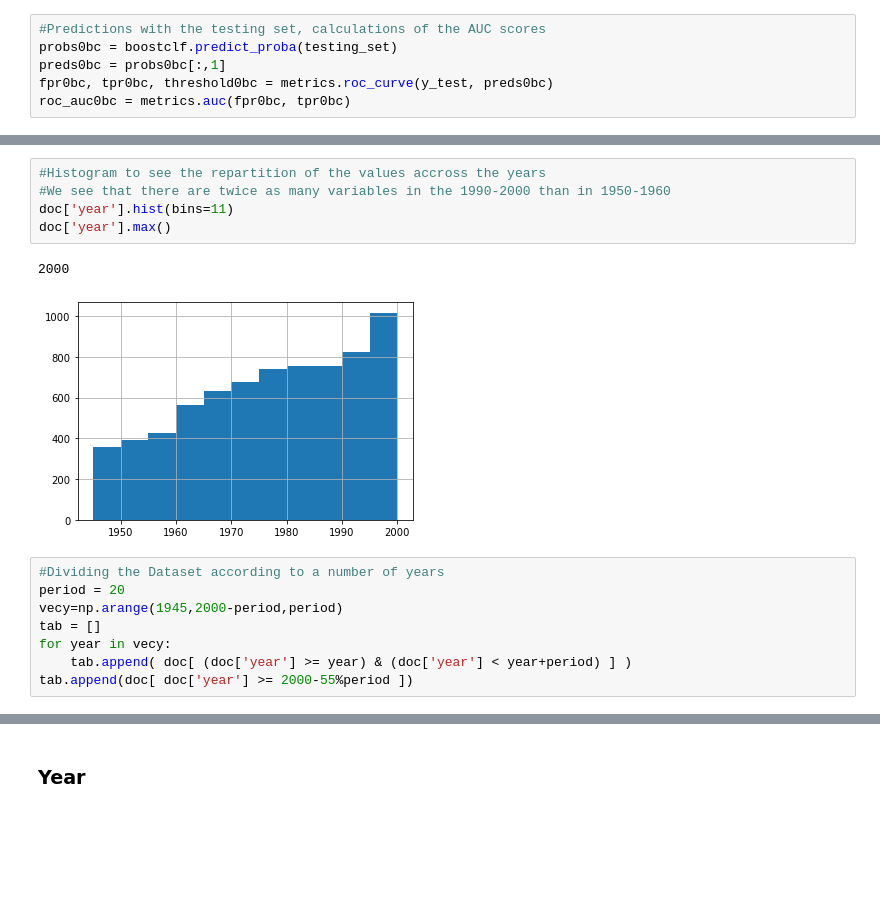
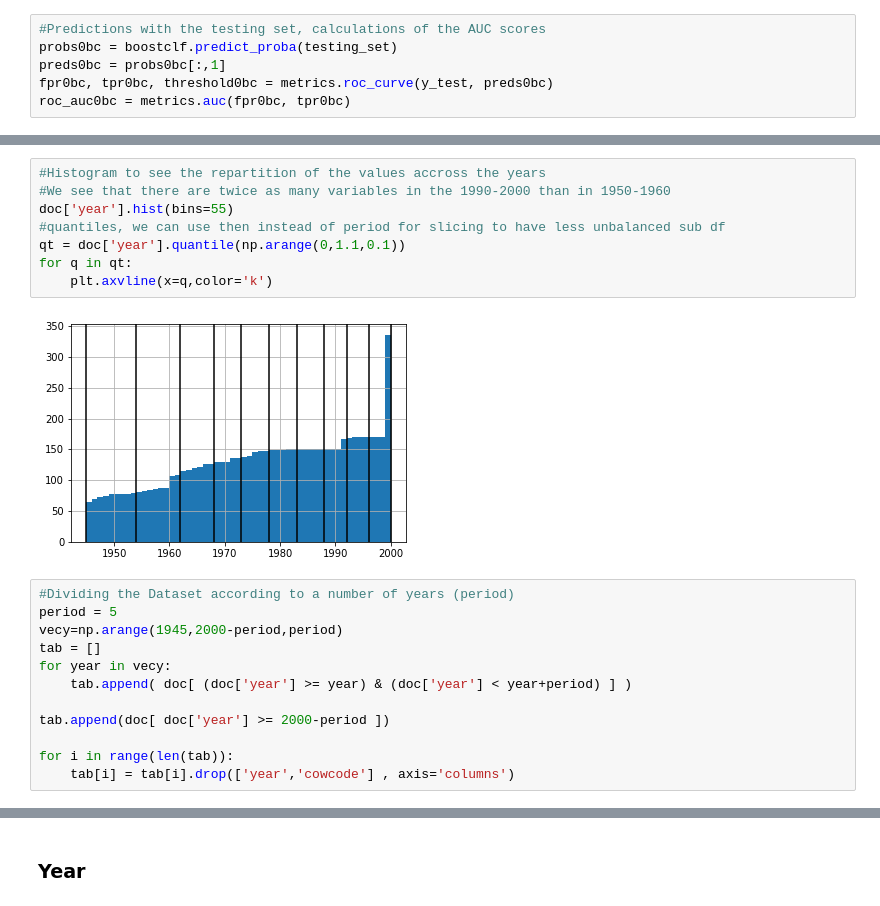
Before and after one commit to epfl-ada/ada-2020-project-milestone-p3-p3_adaconda, a Jupyter notebook: P4 Merge.ipynb, the cells around one changed output, grey strips where cells are left out. Saved outputs shown, nothing was run; the diff lists cells and outputs as text; blank space fills up the shorter version.

```diff
--- a/P4 Merge.ipynb
+++ b/P4 Merge.ipynb
@@ -242,16 +336,22 @@ plt.show()
 # %%
 #Histogram to see the repartition of the values accross the years
 #We see that there are twice as many variables in the 1990-2000 than in 1950-1960
-doc['year'].hist(bins=11)
-doc['year'].max()
+doc['year'].hist(bins=55)
+#quantiles, we can use then instead of period for slicing to have less unbalanced sub df
+qt = doc['year'].quantile(np.arange(0,1.1,0.1))
+for q in qt:
+    plt.axvline(x=q,color='k')
 # %% [output]
-2000
-[figure, old version]
+[figure, new version]
 # %%
-#Dividing the Dataset according to a number of years
-period = 20
+#Dividing the Dataset according to a number of years (period)
+period = 5
 vecy=np.arange(1945,2000-period,period)
 tab = []
 for year in vecy:
     tab.append( doc[ (doc['year'] >= year) & (doc['year'] < year+period) ] )
-tab.append(doc[ doc['year'] >= 2000-55%period ])
+
+tab.append(doc[ doc['year'] >= 2000-period ])
+
+for i in range(len(tab)):
+    tab[i] = tab[i].drop(['year','cowcode'] , axis='columns')
```
Also changed, not shown: parts of 19 cells of this notebook.
